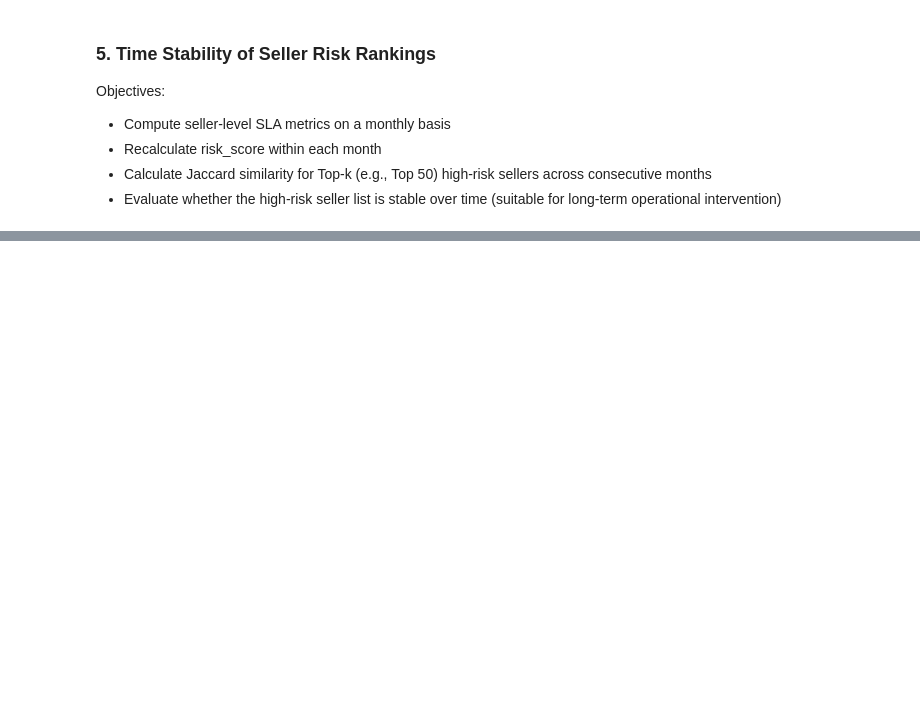
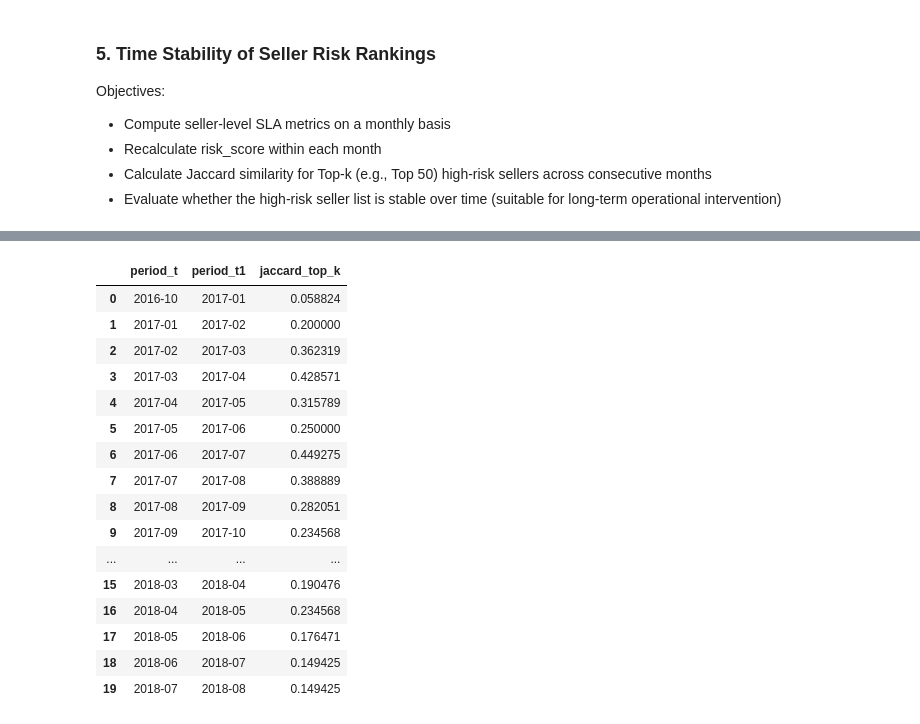
Before and after one commit to andrewyang0620/Marketplace-Sla-Risk-Analysis, a Jupyter notebook: notebooks/01_seller_risk.ipynb, the cells around one changed output, grey strips where cells are left out. Saved outputs shown, nothing was run; the diff lists cells and outputs as text; code cells hidden in the pictures; blank space fills up the shorter version.

```diff
--- a/notebooks/01_seller_risk.ipynb
+++ b/notebooks/01_seller_risk.ipynb
@@ -481,3 +492,29 @@ No sellers left after applying min_delivered_orders filter.
 | 2 | 522620dcb18a6b31cd7bdf73665113a9 | 11 | 11 | 0 | 0 | 1 | ... |
 | 3 | 0ea22c1cfbdc755f86b9b54b39c16043 | 10 | 10 | 0 | 0 | 0 | ... |
 | 4 | 46dc3b2cc0980fb8ec44634e21d2718e | 16 | 15 | 0 | 1 | 0 | ... |
+# %%
+# calculate top 50 high risk seller stability, calculate the jaccard_top_50
+stability = compute_risk_stability(
+    ranked_periods,
+    top_k=50,
+    col="risk_score",
+)
+stability
+# %% [output]
+|  | period_t | period_t1 | jaccard_top_k |
+| 0 | 2016-10 | 2017-01 | 0.058824 |
+| 1 | 2017-01 | 2017-02 | 0.200000 |
+| 2 | 2017-02 | 2017-03 | 0.362319 |
+| 3 | 2017-03 | 2017-04 | 0.428571 |
+| 4 | 2017-04 | 2017-05 | 0.315789 |
+| 5 | 2017-05 | 2017-06 | 0.250000 |
+| 6 | 2017-06 | 2017-07 | 0.449275 |
+| 7 | 2017-07 | 2017-08 | 0.388889 |
+| 8 | 2017-08 | 2017-09 | 0.282051 |
+| 9 | 2017-09 | 2017-10 | 0.234568 |
+| ... | ... | ... | ... |
+| 15 | 2018-03 | 2018-04 | 0.190476 |
+| 16 | 2018-04 | 2018-05 | 0.234568 |
+| 17 | 2018-05 | 2018-06 | 0.176471 |
+| 18 | 2018-06 | 2018-07 | 0.149425 |
+| 19 | 2018-07 | 2018-08 | 0.149425 |
```
Also changed, not shown: parts of 5 cells of this notebook.
